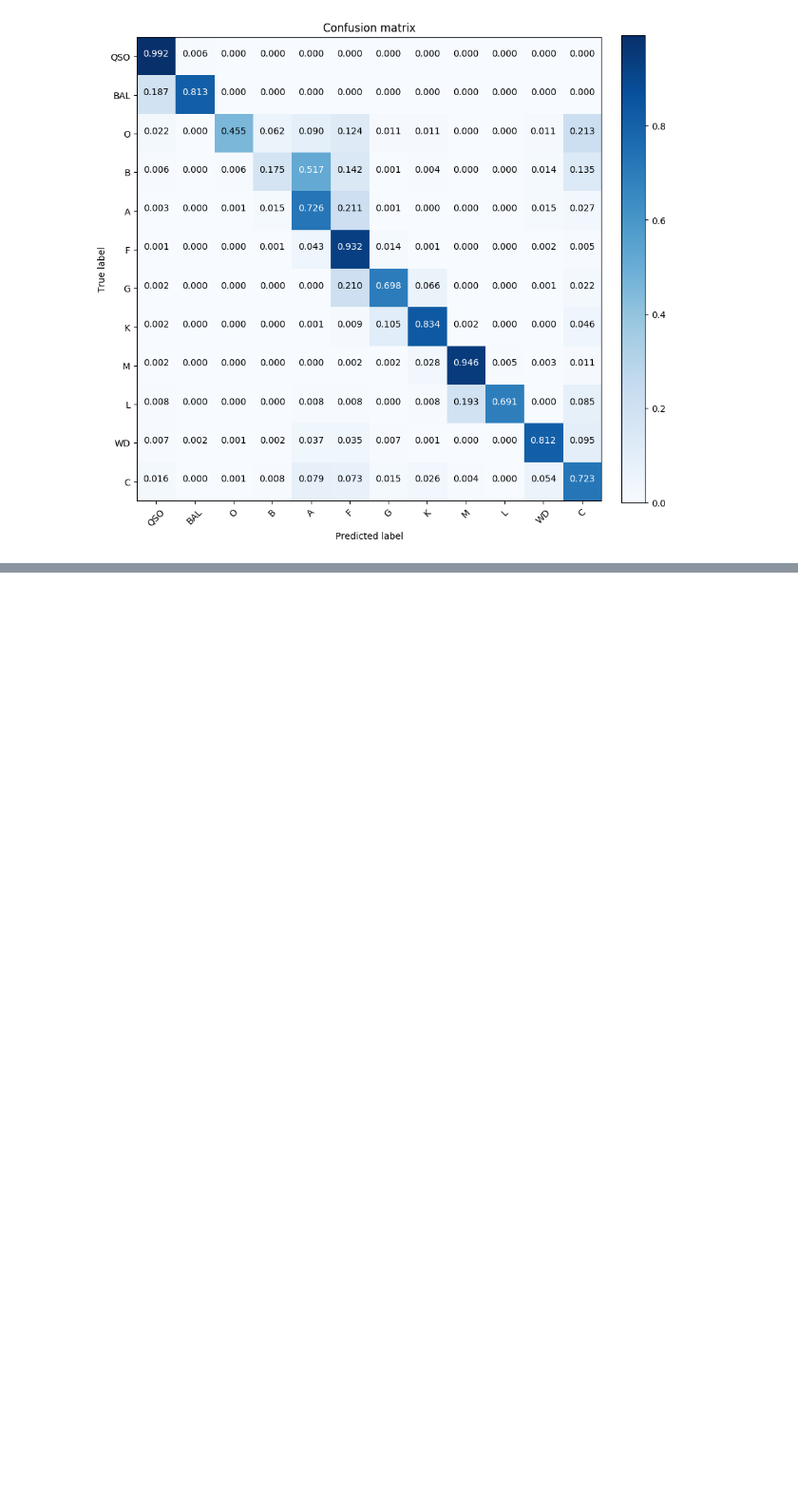
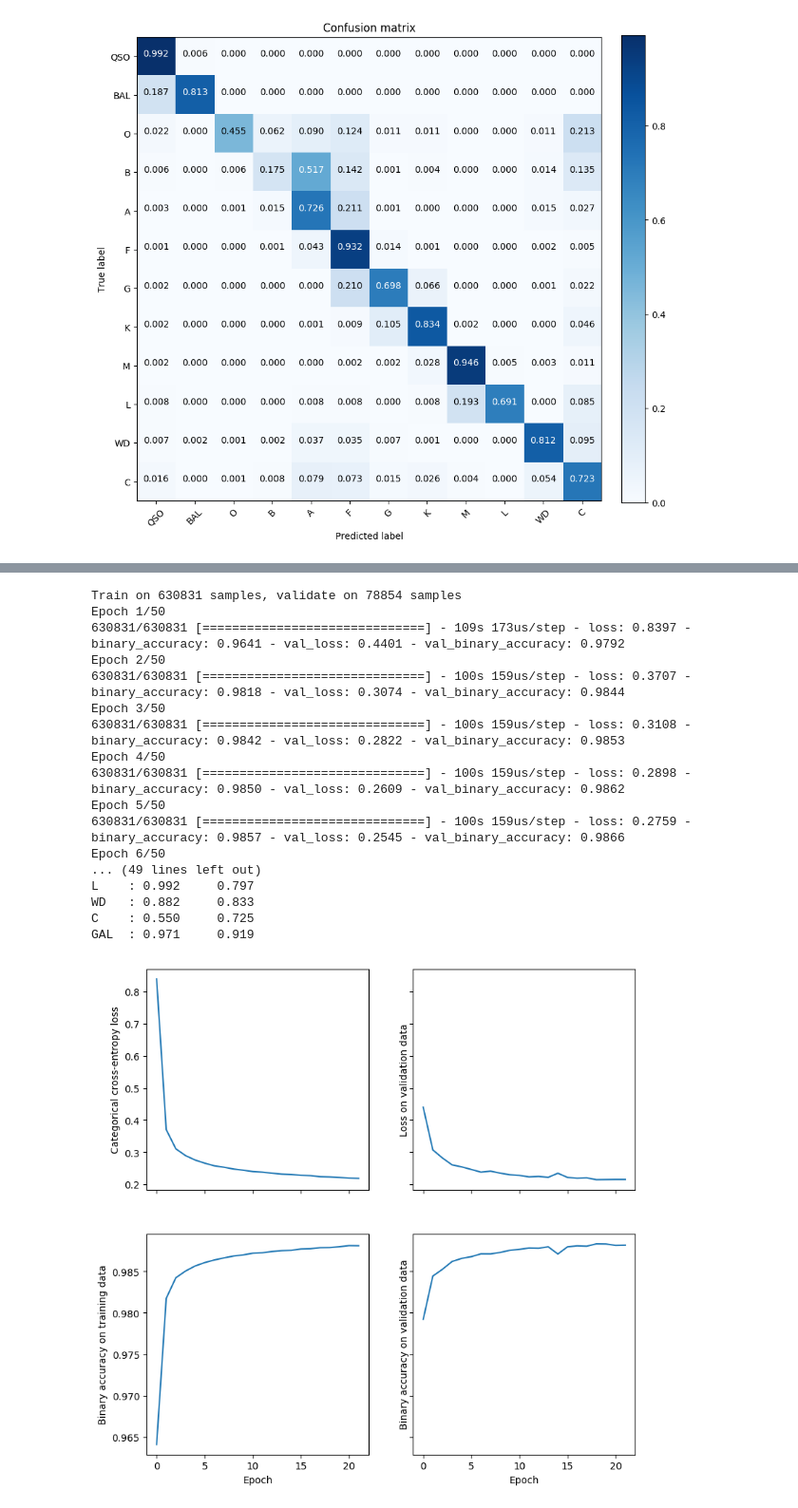
Before and after one commit to ManuelSolimano/mqc-nets, a Jupyter notebook: Colab Notebooks/modelling.ipynb, the cells around one changed output, grey strips where cells are left out. Shown at 95% size. Drawn from its saved outputs; the diff is of its cells as text; code cells hidden in the pictures; blank space fills up the shorter version.

```diff
--- a/Colab Notebooks/modelling.ipynb
+++ b/Colab Notebooks/modelling.ipynb
@@ -1073,0 +1302,71 @@ Wall time: 2h 55min 20s
+# %%
+def model_deep10v2_multiclass():
+  model = Sequential()
+
+  model.add(Conv1D(filters=100, kernel_size=14,
+                 strides=2, activation='relu',
+                input_shape=(433,1)))
+
+  model.add(Conv1D(filters=100, kernel_size=12,
+                 strides=2, activation='relu'))
+
+  model.add(Conv1D(filters=100, kernel_size=10,
+                 strides=2, activation='relu'))
+
+  model.add(Conv1D(filters=100, kernel_size=8,
+                 strides=2, activation='relu'))
+
+  model.add(Flatten())
+  model.add(Dropout(0.5))
+  model.add(Dense(13, activation='softmax'))
+
+  return model
+
+data = load_dataset('/content/gdrive/My Drive/mqc-collab/dataset788539_433t_13c.h5')
+
+optiparams=dict(lr=0.001, beta_1=0.9, beta_2=0.999, epsilon=None, decay=1e-6,
+                  amsgrad=True)
+
+earlystop = keras.callbacks.EarlyStopping(monitor='val_loss',
+                              min_delta=0,
+                              patience=3,
+                              verbose=1, mode='auto')
+
+fitparams= dict(epochs=50, batch_size=1000, validation_data=data[-1], verbose=1,
+               callbacks=[earlystop])
+
+evalparams = dict(batch_size=1000)
+
+
+
+trained_model  = compile_train_test(model_deep10v2_multiclass(), data, optiparams,
+                                    fitparams, evalparams,
+                   'model10v2', metrics=['binary_accuracy'])
+
+plt.figure(figsize=(9,9))
+labels = ['QSO','BAL', 'O', 'B', 'A', 'F', 'G', 'K', 'M', 'L', 'WD', 'C', 'GAL']
+_, (testx, testy), _ = data
+
+predy = trained_model.predict(testx)
+cm = conf_array(testy, predy)
+plot_confusion_matrix(cm, labels, normalize=True, percent=True)
+plt.savefig('/content/gdrive/My Drive/mqc-collab/plots/model10v2_run1_cm.png')
+# %% [output]
+Train on 630831 samples, validate on 78854 samples
+Epoch 1/50
+630831/630831 [==============================] - 109s 173us/step - loss: 0.8397 - binary_accuracy: 0.9641 - val_loss: 0.4401 - val_binary_accuracy: 0.9792
+Epoch 2/50
+630831/630831 [==============================] - 100s 159us/step - loss: 0.3707 - binary_accuracy: 0.9818 - val_loss: 0.3074 - val_binary_accuracy: 0.9844
+Epoch 3/50
+630831/630831 [==============================] - 100s 159us/step - loss: 0.3108 - binary_accuracy: 0.9842 - val_loss: 0.2822 - val_binary_accuracy: 0.9853
+Epoch 4/50
+630831/630831 [==============================] - 100s 159us/step - loss: 0.2898 - binary_accuracy: 0.9850 - val_loss: 0.2609 - val_binary_accuracy: 0.9862
+Epoch 5/50
+630831/630831 [==============================] - 100s 159us/step - loss: 0.2759 - binary_accuracy: 0.9857 - val_loss: 0.2545 - val_binary_accuracy: 0.9866
+Epoch 6/50
+... (49 lines left out)
+L    : 0.992     0.797
+WD   : 0.882     0.833
+C    : 0.550     0.725
+GAL  : 0.971     0.919
+[figure, added]
```
Also changed, not shown: parts of 12 cells of this notebook, 13 other files.
